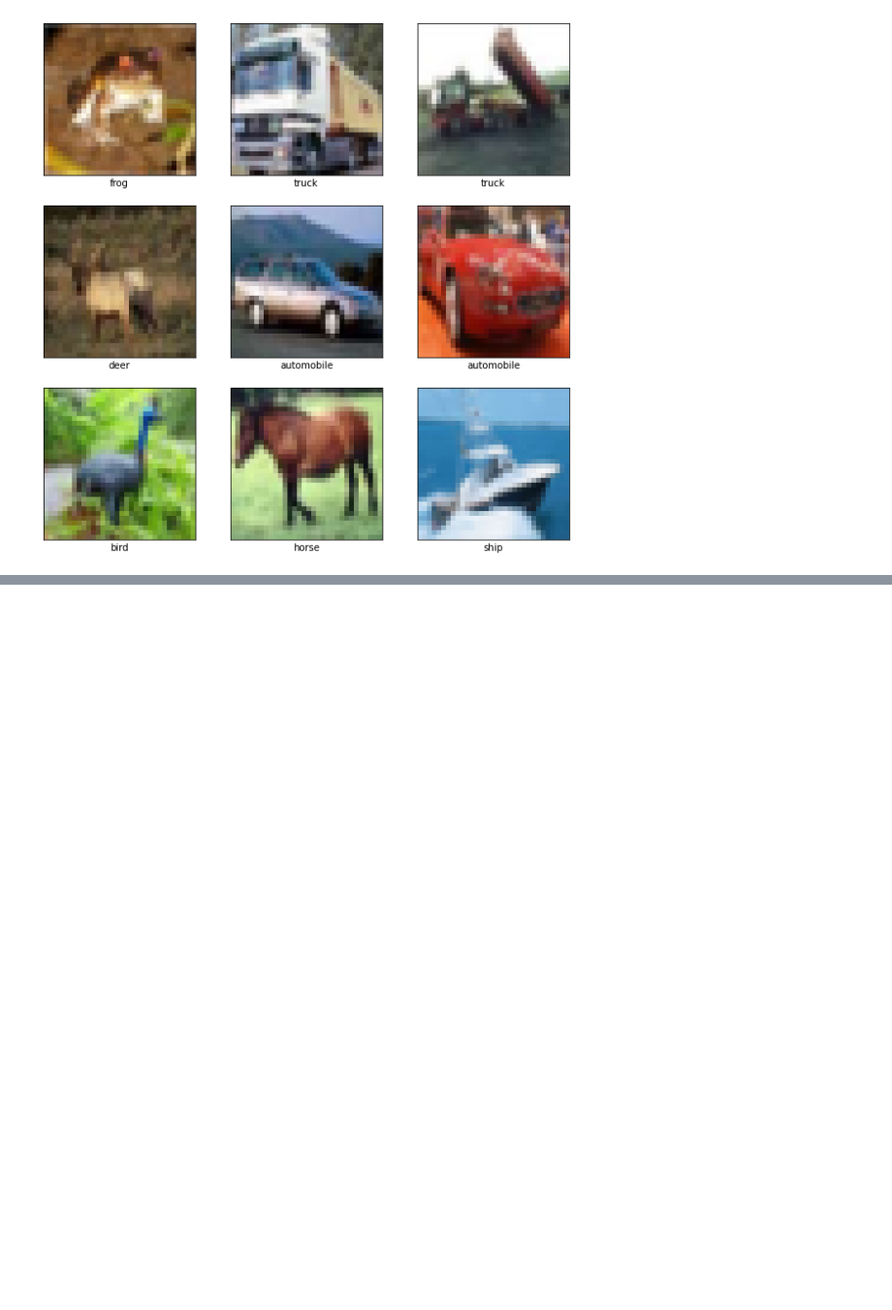
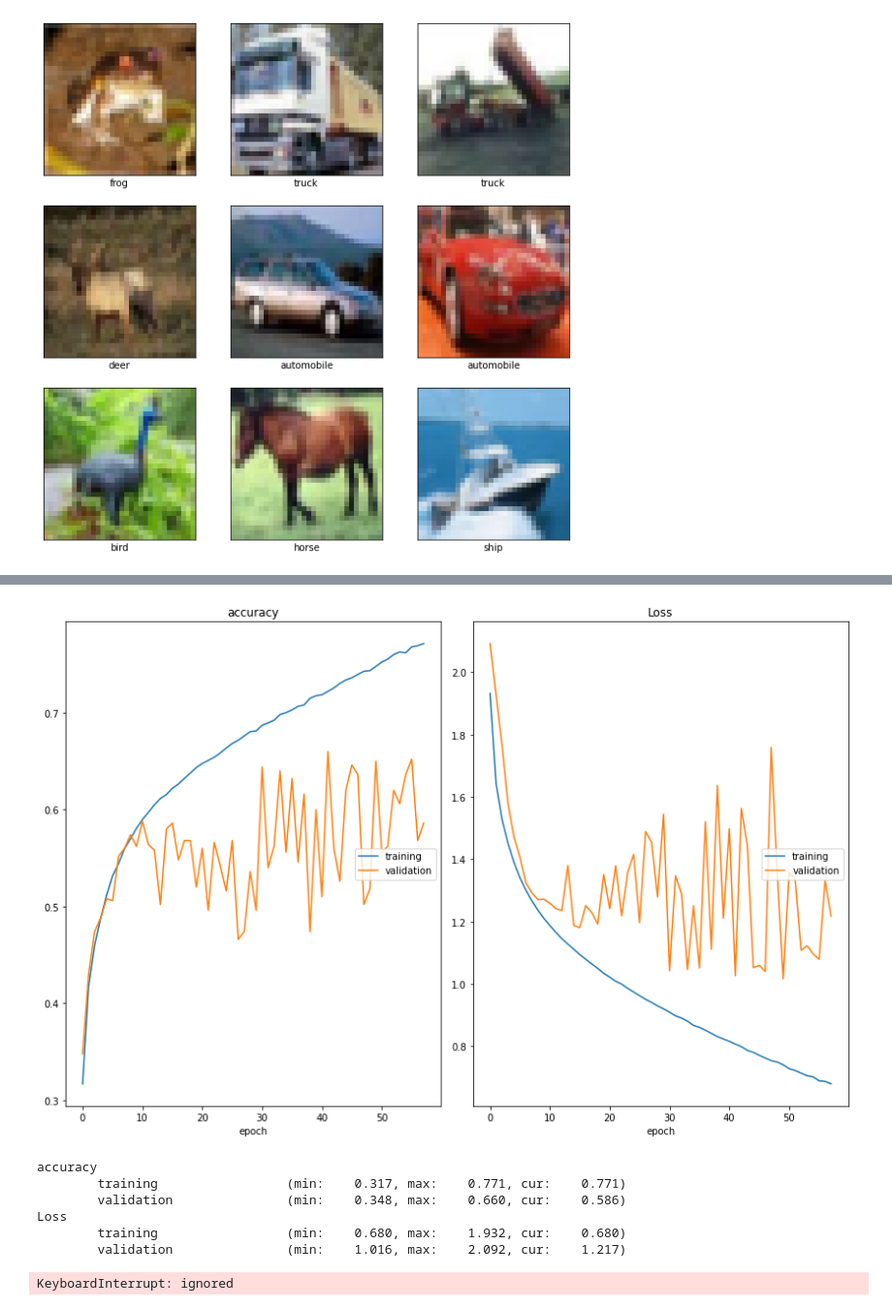
Before and after one commit to ShvetsovEgor/ML, a Jupyter notebook: Задачи_компьютерного_зрения_Семинар.ipynb, the cells around one changed output, grey strips where cells are left out. Shown at 97% size. Cells and saved outputs as stored; diff of their text form; code cells hidden in the pictures; blank space fills up the shorter version.

```diff
--- a/Задачи_компьютерного_зрения_Семинар.ipynb
+++ b/Задачи_компьютерного_зрения_Семинар.ipynb
@@ -59,8 +57,8 @@ model = tf.keras.Sequential([
 
 model.compile(
     optimizer='sgd',
-    loss=tf.keras.losses.CategoricalCrossentropy(from_logits=True),
-    metrics=['Accuracy', 'Precision', 'Recall'])
+    loss=tf.keras.losses.SparseCategoricalCrossentropy(from_logits=True),
+    metrics=['accuracy'])
 # %%
 model.summary()
 # %% [output]
@@ -110,0 +116,14 @@ ValueError: ignored
+# %%
+model_conv = tf.keras.Sequential([
+    tf.keras.layers.Input(shape=input_shape),
+    tf.keras.layers.Conv2D(16, 3, activation='relu'),
+    tf.keras.layers.MaxPool2D(),
+    tf.keras.layers.Flatten(),
+    tf.keras.layers.Dense(128, activation='relu'),
+    tf.keras.layers.BatchNormalization(),
+    tf.keras.layers.Dense(10)])
+
+model_conv.compile(
+    optimizer='sgd',
+    loss=tf.keras.losses.SparseCategoricalCrossentropy(from_logits=True),
+    metrics=['accuracy'])
@@ -110,0 +150,12 @@ ValueError: ignored
+# %%
+from livelossplot import PlotLossesKeras
+model_conv.fit(train_dataset, validation_data=val_dataset, epochs=100, callbacks=[PlotLossesKeras()], verbose=False)
+# %% [output]
+[figure, added]
+accuracy
+        training                 (min:    0.317, max:    0.771, cur:    0.771)
+        validation               (min:    0.348, max:    0.660, cur:    0.586)
+Loss
+        training                 (min:    0.680, max:    1.932, cur:    0.680)
+        validation               (min:    1.016, max:    2.092, cur:    1.217)
+KeyboardInterrupt: ignored
```
Also changed, not shown: parts of 12 cells of this notebook.
